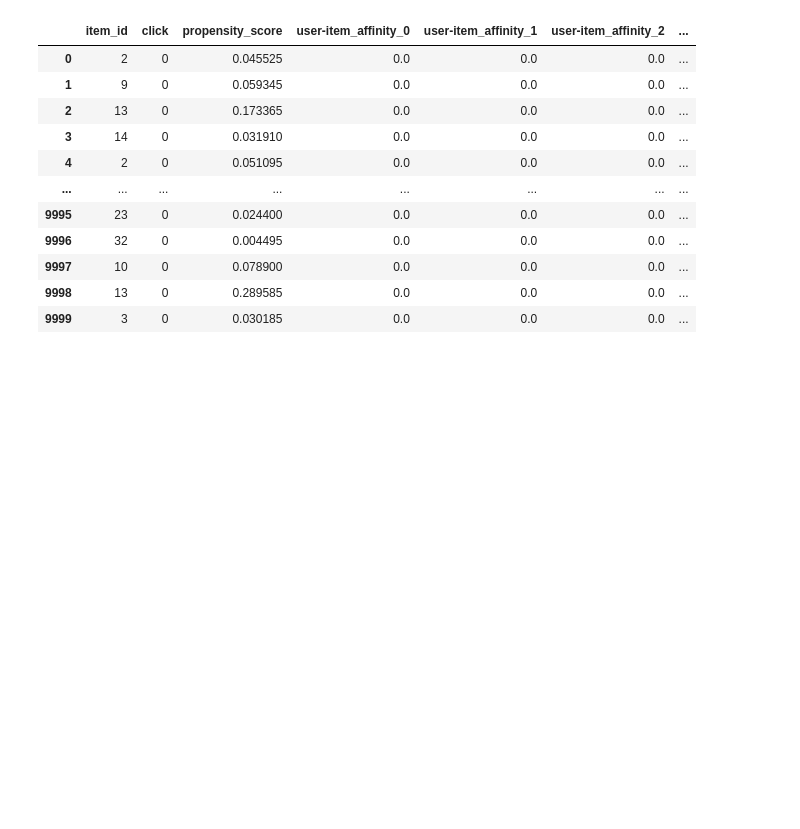
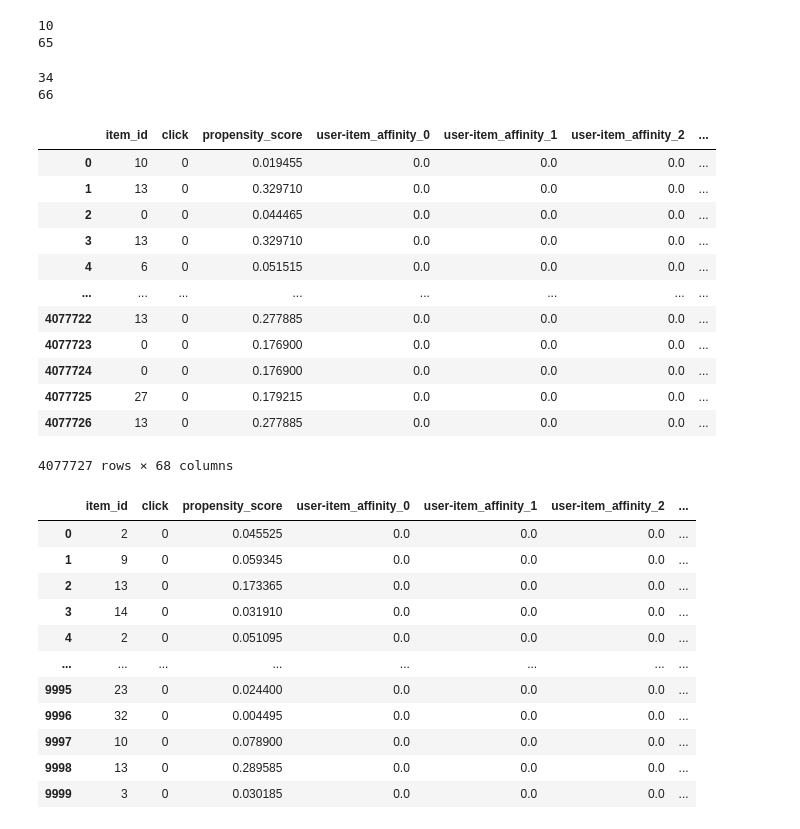
Before and after one commit to aloy99/bt4014, a Jupyter notebook: project_cleaning.ipynb, the cells around one changed output. Saved outputs shown, nothing was run; the diff lists cells and outputs as text; code cells hidden in the pictures; blank space fills up the shorter version.

```diff
--- a/project_cleaning.ipynb
+++ b/project_cleaning.ipynb
@@ -3,3 +36,38 @@ import pandas as pd
+# %%
+df_n_filtered = df[df['item_id'].isin(n_most_popular_items)]
+df_n_filtered = df_n_filtered[df_n_filtered.columns[1:]]
+df_n_filtered = df_n_filtered.drop(['timestamp', 'position'], axis=1)
+df_n_filtered.to_csv(r"top_10_full_random_men.csv", index=False)
+print(10)
+print(len(df_n_filtered.columns) - 3)
+# %% [output]
+10
+65
+# %%
+df = pd.read_csv(r'open_bandit_dataset\bts\men\men.csv')
+df = pd.get_dummies(df, columns=['user_feature_0', 'user_feature_1', 'user_feature_2', 'user_feature_3'], dtype=float)
+df = df[df.columns[1:]]
+df = df.drop(['timestamp', 'position'], axis=1)
+df.to_csv(r"full_bts_men.csv", index=False)
+print(df.item_id.max() + 1)
+print(len(df.columns) - 3)
+df
+# %% [output]
+34
+66
+|  | item_id | click | propensity_score | user-item_affinity_0 | user-item_affinity_1 | user-item_affinity_2 | ... |
+| 0 | 10 | 0 | 0.019455 | 0.0 | 0.0 | 0.0 | ... |
+| 1 | 13 | 0 | 0.329710 | 0.0 | 0.0 | 0.0 | ... |
+| 2 | 0 | 0 | 0.044465 | 0.0 | 0.0 | 0.0 | ... |
+| 3 | 13 | 0 | 0.329710 | 0.0 | 0.0 | 0.0 | ... |
+| 4 | 6 | 0 | 0.051515 | 0.0 | 0.0 | 0.0 | ... |
+| ... | ... | ... | ... | ... | ... | ... | ... |
+| 4077722 | 13 | 0 | 0.277885 | 0.0 | 0.0 | 0.0 | ... |
+| 4077723 | 0 | 0 | 0.176900 | 0.0 | 0.0 | 0.0 | ... |
+| 4077724 | 0 | 0 | 0.176900 | 0.0 | 0.0 | 0.0 | ... |
+| 4077725 | 27 | 0 | 0.179215 | 0.0 | 0.0 | 0.0 | ... |
+| 4077726 | 13 | 0 | 0.277885 | 0.0 | 0.0 | 0.0 | ... |
+4077727 rows × 68 columns
 # %%
 df = pd.read_csv(r'bts\men\men.csv')
 df = pd.get_dummies(df, columns=['user_feature_0', 'user_feature_1', 'user_feature_2', 'user_feature_3'], dtype=float)
```
Also changed, not shown: parts of 3 cells of this notebook, 4 other files.
